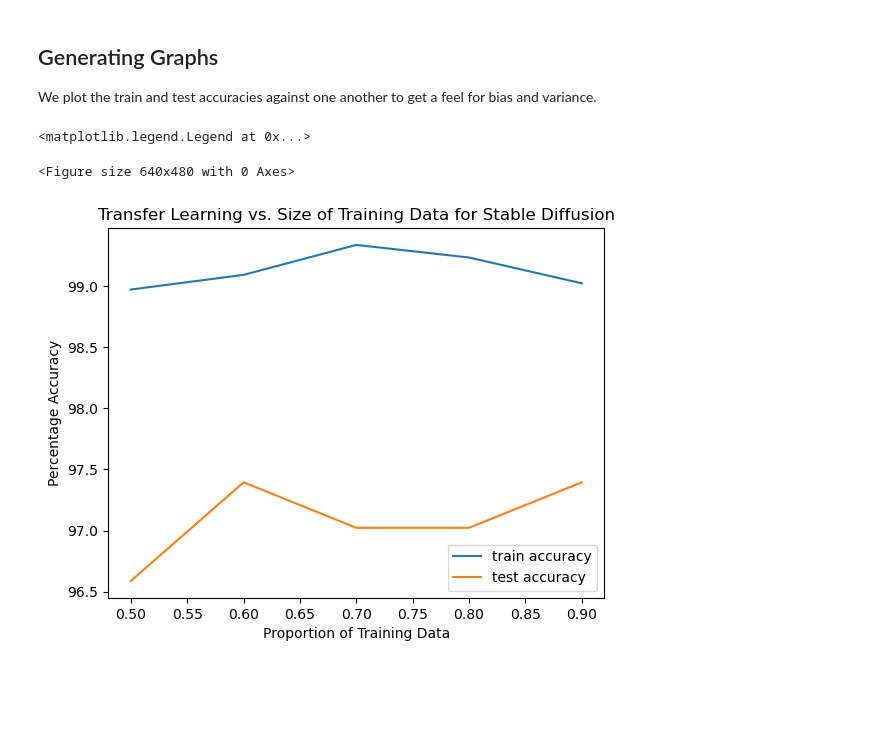
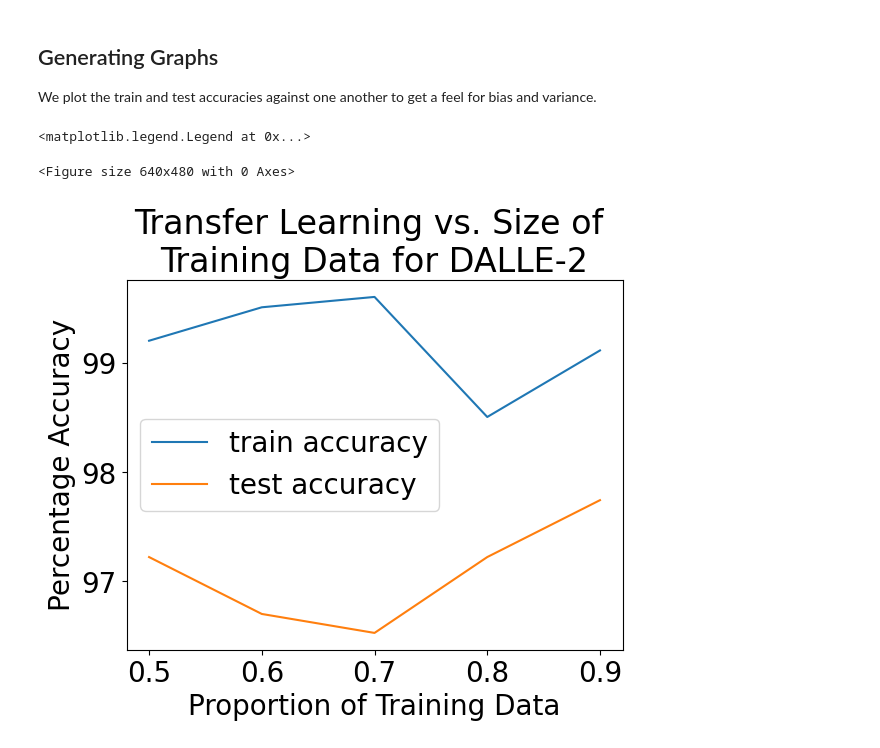
Before and after one commit to cpondoc/diffusion-model-analysis, a Jupyter notebook: analysis/Bias vs. Variance.ipynb, the cells around one changed output. Cells and saved outputs as stored; diff of their text form; code cells hidden in the pictures; blank space fills up the shorter version.

```diff
--- a/analysis/Bias vs. Variance.ipynb
+++ b/analysis/Bias vs. Variance.ipynb
@@ -14,23 +14,24 @@ import matplotlib.pyplot as plt
 We manually input the accuracies from convergence from training as well as the test accuracies.
 # %%
 network = 'Transfer Learning'
-ai_model = 'Stable Diffusion'
+ai_model = 'DALLE-2'
 props = [0.5, 0.6, 0.7, 0.8, 0.9]
-train_accs = [98.97124481201172, 99.09109497070312, 99.33605194091797, 99.233154296875, 99.02230834960938]
-test_accs = [96.58808933002481, 97.39454094292805, 97.02233250620347, 97.02233250620347, 97.39454094292805]
+train_accs = [99.20249938964844, 99.5086669921875, 99.60356903076172, 98.50455474853516, 99.11367797851562]
+test_accs = [97.22222222222223, 96.70138888888889, 96.52777777777777, 97.22222222222223, 97.74305555555556]
 # %% [markdown]
 ## Generating Graphs
 We plot the train and test accuracies against one another to get a feel for bias and variance.
 # %%
+plt.rcParams.update({'font.size': 20})
 fig = plt.figure()
 fig, ax = plt.subplots()
 ax.plot(props, train_accs, label="train accuracy")
 ax.plot(props, test_accs, label="test accuracy")
 ax.set_xlabel('Proportion of Training Data')
 ax.set_ylabel('Percentage Accuracy')
-ax.set_title(network + " vs. Size of Training Data for " + ai_model)
+ax.set_title(network + " vs. Size of \nTraining Data for " + ai_model)
 ax.legend()
 # %% [output]
 <matplotlib.legend.Legend at 0x...>
 <Figure size 640x480 with 0 Axes>
-[figure, old version]
+[figure, new version]
```
Also changed, not shown: 12 other files.
